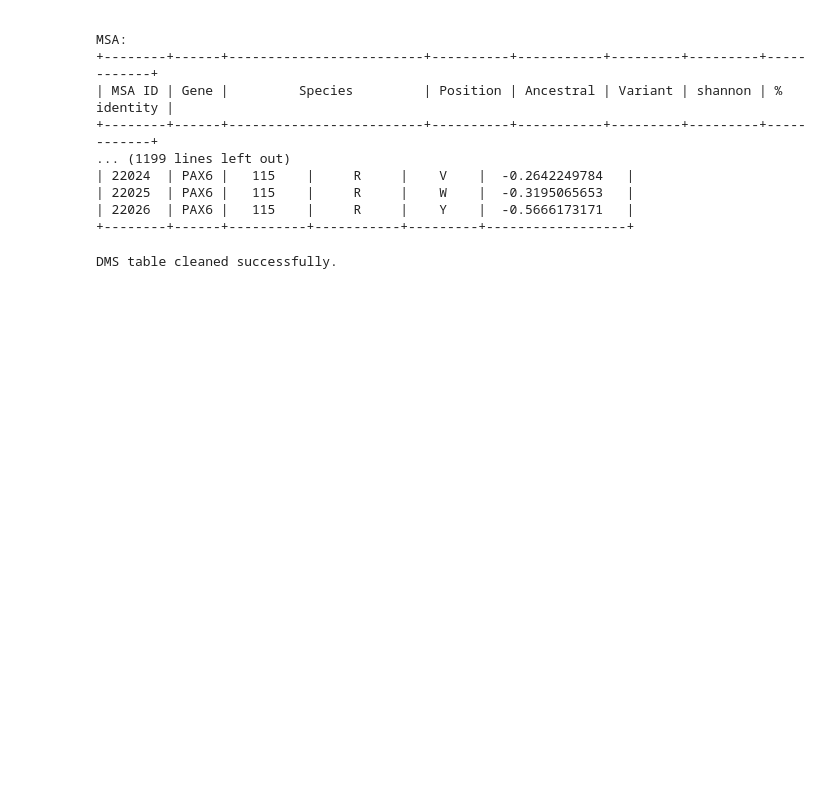
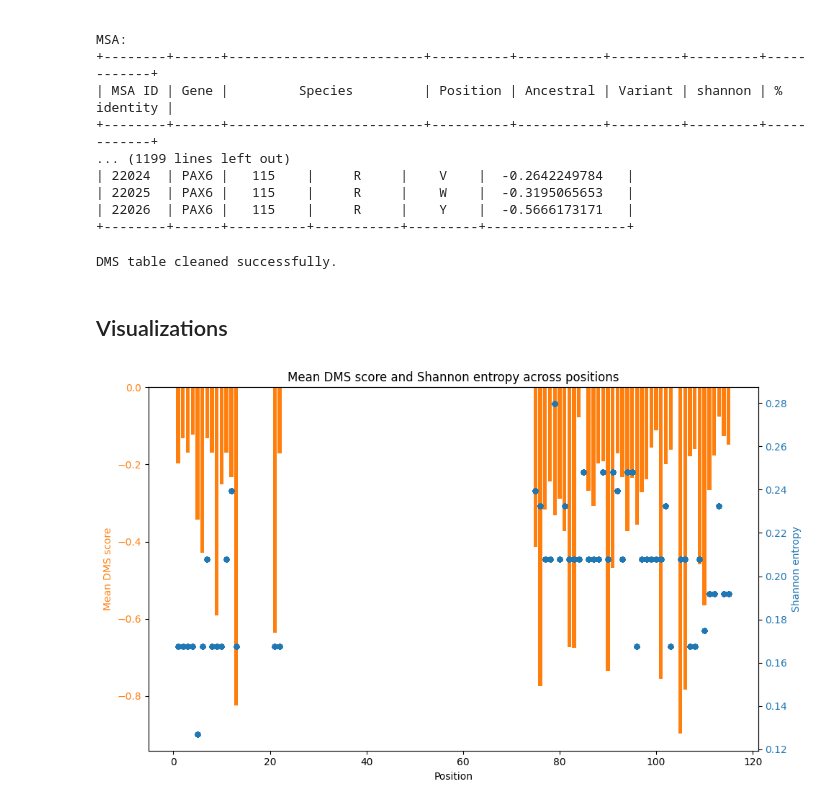
Before and after one commit to PlushZ/msa-dms-analyzer, a Jupyter notebook: msa_dms_retrieve.ipynb, the cells around one changed output. Drawn from its saved outputs; the diff is of its cells as text; code cells hidden in the pictures; blank space fills up the shorter version.

```diff
--- a/msa_dms_retrieve.ipynb
+++ b/msa_dms_retrieve.ipynb
@@ -163,6 +165,62 @@ cursor.execute(f'''
         );
     ''')
 conn.commit()
+# %% [markdown]
+## Visualizations
+# %%
+# Fetch data from MSA table
+msa_query = '''
+    SELECT Mutation.position, MSA.shannon_entropy
+    FROM MSA
+    JOIN Mutation ON MSA.mutation_id = Mutation.mutation_id
+    WHERE Mutation.gene_id = (SELECT gene_id FROM Gene WHERE gene_name = 'PAX6')
+'''
+msa_df = pd.read_sql_query(msa_query, conn)
+
+# Fetch data from DMS table
+dms_query = '''
+    SELECT Mutation.position, DMS.score
+    FROM DMS
+    JOIN Mutation ON DMS.mutation_id = Mutation.mutation_id
+    WHERE Mutation.gene_id = (SELECT gene_id FROM Gene WHERE gene_name = 'PAX6')
+'''
+dms_df = pd.read_sql_query(dms_query, conn)
+
+# Calculate mean DMS score for each position
+mean_dms_scores = dms_df.groupby('position')['score'].mean().reset_index()
+
+# Merge MSA and mean DMS score data on position
+merged_df = pd.merge(msa_df, mean_dms_scores, on='position', how='inner')
+
+# Sort the dataframe by position
+merged_df.sort_values('position', inplace=True)
+
+# Plotting
+fig, ax1 = plt.subplots(figsize=(10, 6))
+
+# Bar plot for mean DMS scores
+color = 'tab:orange'
+ax1.set_xlabel('Position')
+ax1.set_ylabel('Mean DMS score', color=color)
+bars = ax1.bar(merged_df['position'], merged_df['score'], color=color, alpha=0.6, label='Mean DMS score')
+ax1.tick_params(axis='y', labelcolor=color)
+
+# Scatter plot for Shannon entropy
+ax2 = ax1.twinx()
+color = 'tab:blue'
+ax2.set_ylabel('Shannon entropy', color=color)
+scatter = ax2.scatter(merged_df['position'], merged_df['shannon_entropy'], color=color, label='Shannon entropy',
+                      s=20, zorder=10)  # Adjust marker size (s) as needed
+ax2.tick_params(axis='y', labelcolor=color)
+
+# Title and labels
+plt.title('Mean DMS score and Shannon entropy across positions')
+fig.tight_layout()
+
+# Show plot
+plt.show()
+# %% [output]
+[figure, added]
 # %%
 # Close the connection
 conn.close()
```
Also changed, not shown: parts of 1 cell of this notebook.
